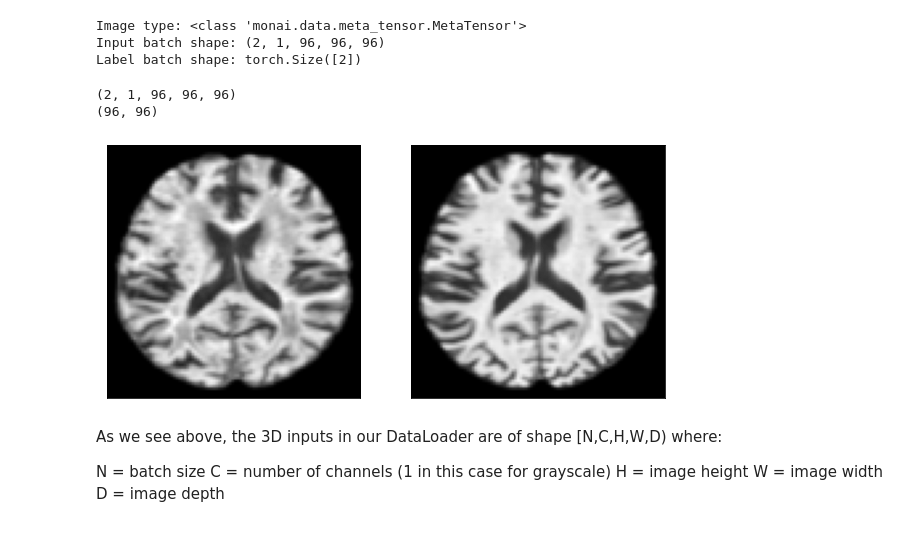
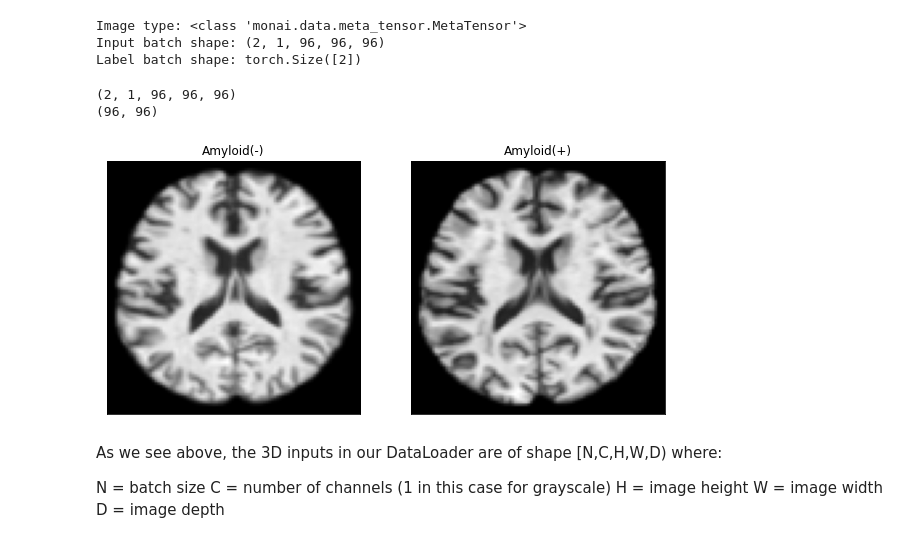
Before and after one commit to petre001/PET_Biomarkers, a Jupyter notebook: main.ipynb, the cells around one changed output. Saved outputs shown, nothing was run; the diff lists cells and outputs as text; code cells hidden in the pictures.

```diff
--- a/main.ipynb
+++ b/main.ipynb
@@ -140,23 +140,28 @@ print(f'Label batch shape: {label.shape}')
 Image type: <class 'monai.data.meta_tensor.MetaTensor'>
 Input batch shape: (2, 1, 96, 96, 96)
 Label batch shape: torch.Size([2])
+# %%
+# Set up a mapping dictionary
+classes = ['Amyloid(-)','Amyloid(+)']
+idx_to_class = {i:j for i,j in enumerate(classes)}
+class_to_idx = {v:k for k,v in idx_to_class.items()}
 # %%
 # Get next batch of training images
 im, label = iter(train_loader).next()
 print(im.shape)
 im = im.numpy() # Convert images to numpy for display
 label = label.numpy()
 print(im[:,0,40,:,:][0].shape)
 # plot the images in the batch, along with the corresponding labels
-fig = plt.figure(figsize=(10, 5))
+fig = plt.figure(figsize=(10, 10))
 for idx in range(batch_size):
     ax = fig.add_subplot(1, batch_size, idx+1, xticks=[], yticks=[])
     ax.imshow(np.rot90(im[:,0,40,:,:][idx]), cmap='gray')
-    #ax.set_title(idx_to_class[labels[idx]])
+    ax.set_title(idx_to_class[label[idx]])
 # %% [output]
 (2, 1, 96, 96, 96)
 (96, 96)
-[figure, old version]
+[figure, new version]
 # %% [markdown]
 As we see above, the 3D inputs in our DataLoader are of shape [N,C,H,W,D) where:
 
```
